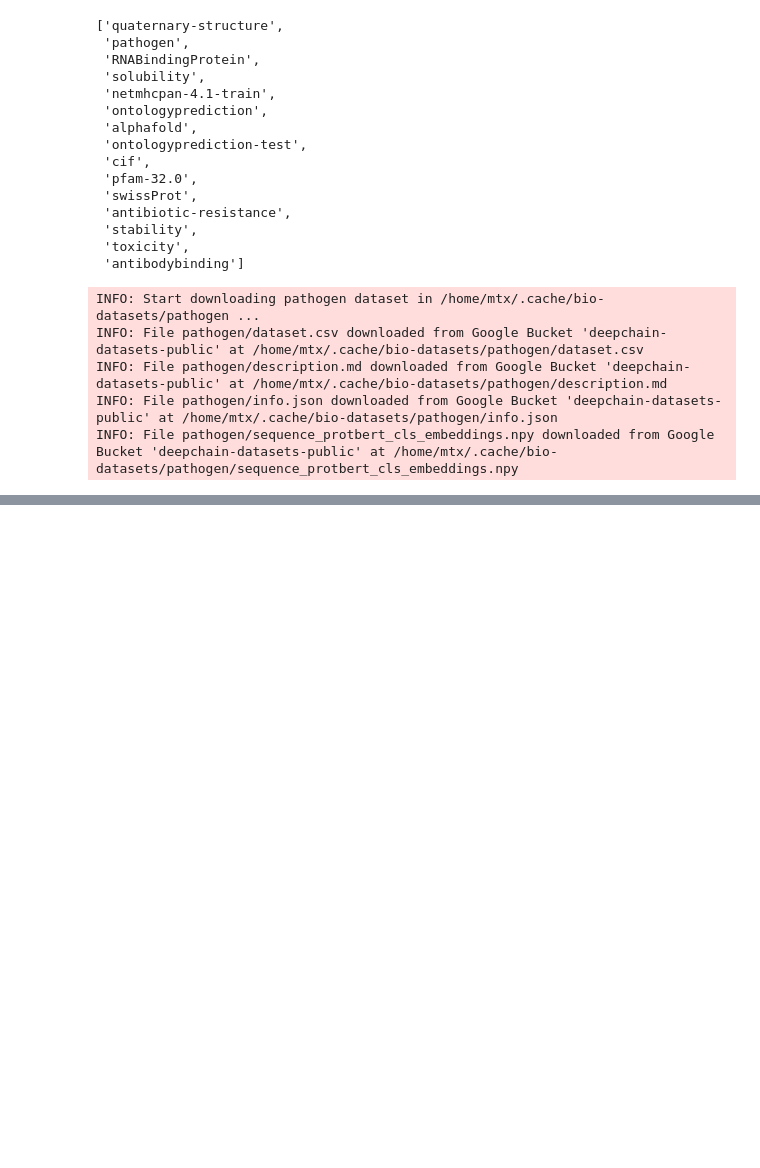
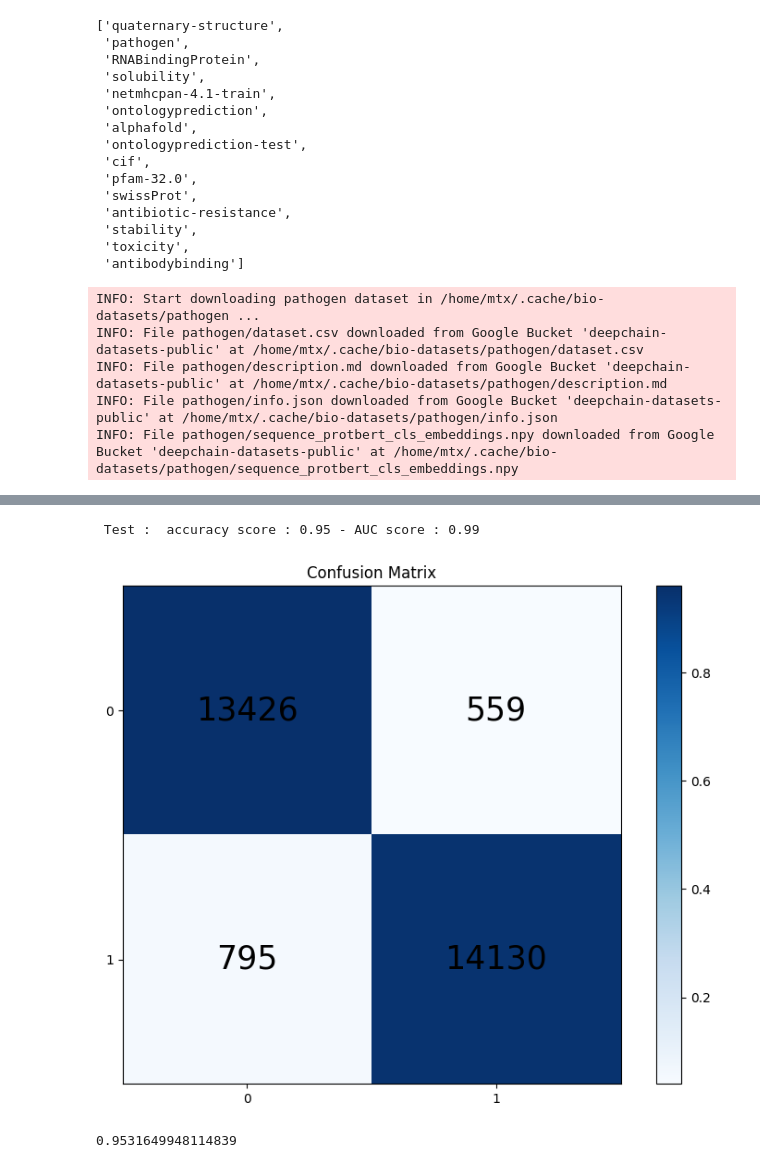
Before and after one commit to MattLondon101/deepchain-apps, a Jupyter notebook: examples/torch_classifier.ipynb, the cells around one changed output, grey strips where cells are left out. Drawn from its saved outputs; the diff is of its cells as text; code cells hidden in the pictures; blank space fills up the shorter version.

```diff
--- a/examples/torch_classifier.ipynb
+++ b/examples/torch_classifier.ipynb
@@ -78,0 +103,11 @@ array([0, 0, 0, ..., 0, 0, 1])
+# %%
+# Model evaluation
+y_pred = mlp(x_test).squeeze().detach().numpy()
+model_evaluation_accuracy(y_test, y_pred)
+# %% [output]
+ Test :  accuracy score : 0.95 - AUC score : 0.99
+# %%
+# Plot confusion matrix
+confusion_matrix_plot(y_test, (y_pred > 0.5).astype(int), ["0", "1"])
+# %% [output]
+[figure, added]
@@ -78,0 +119,5 @@ array([0, 0, 0, ..., 0, 0, 1])
+# %%
+acc=(tp+tn)/(tp+fp+fn+tn)
+acc
+# %% [output]
+0.9531649948114839
```
Also changed, not shown: parts of 3 cells of this notebook, 1 other file.
